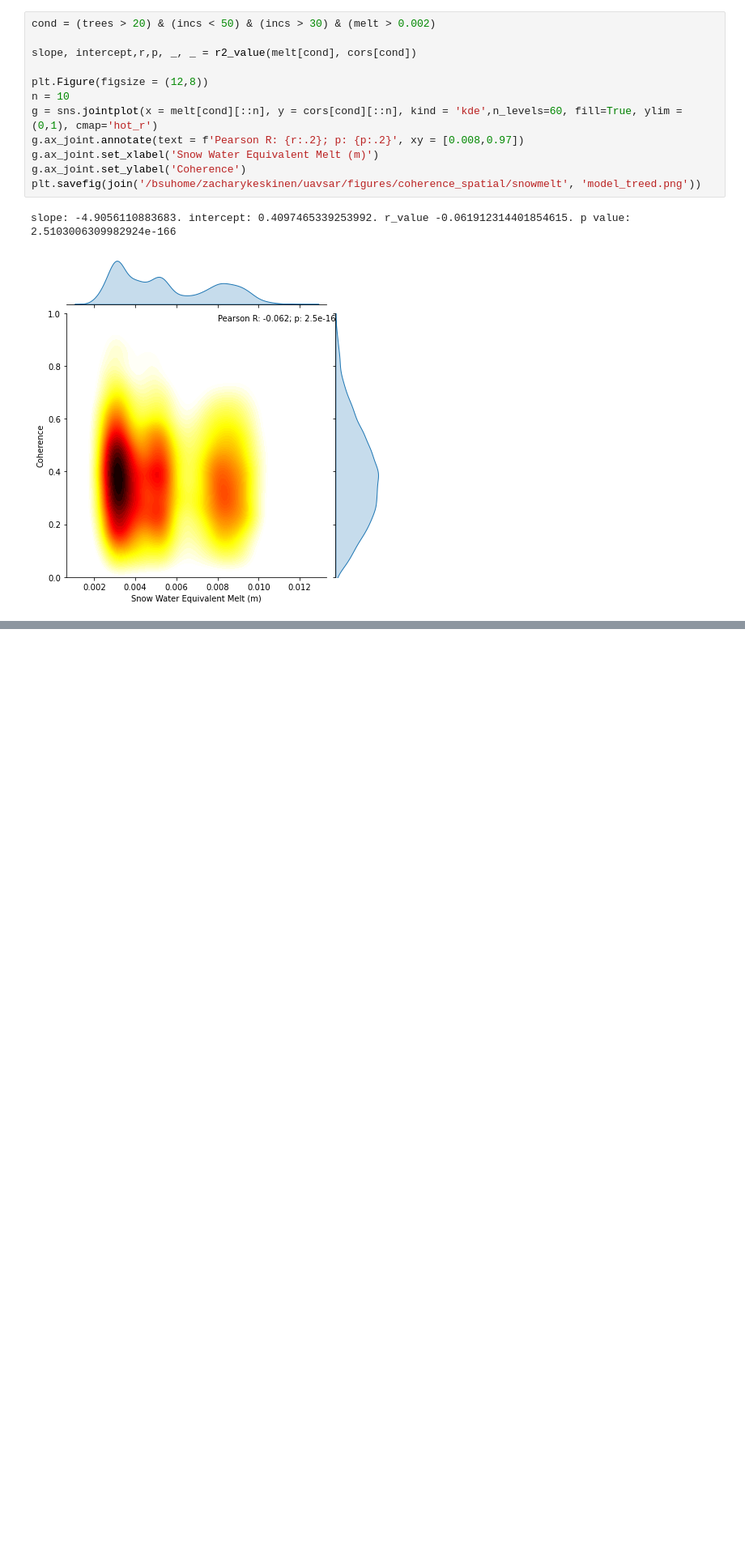
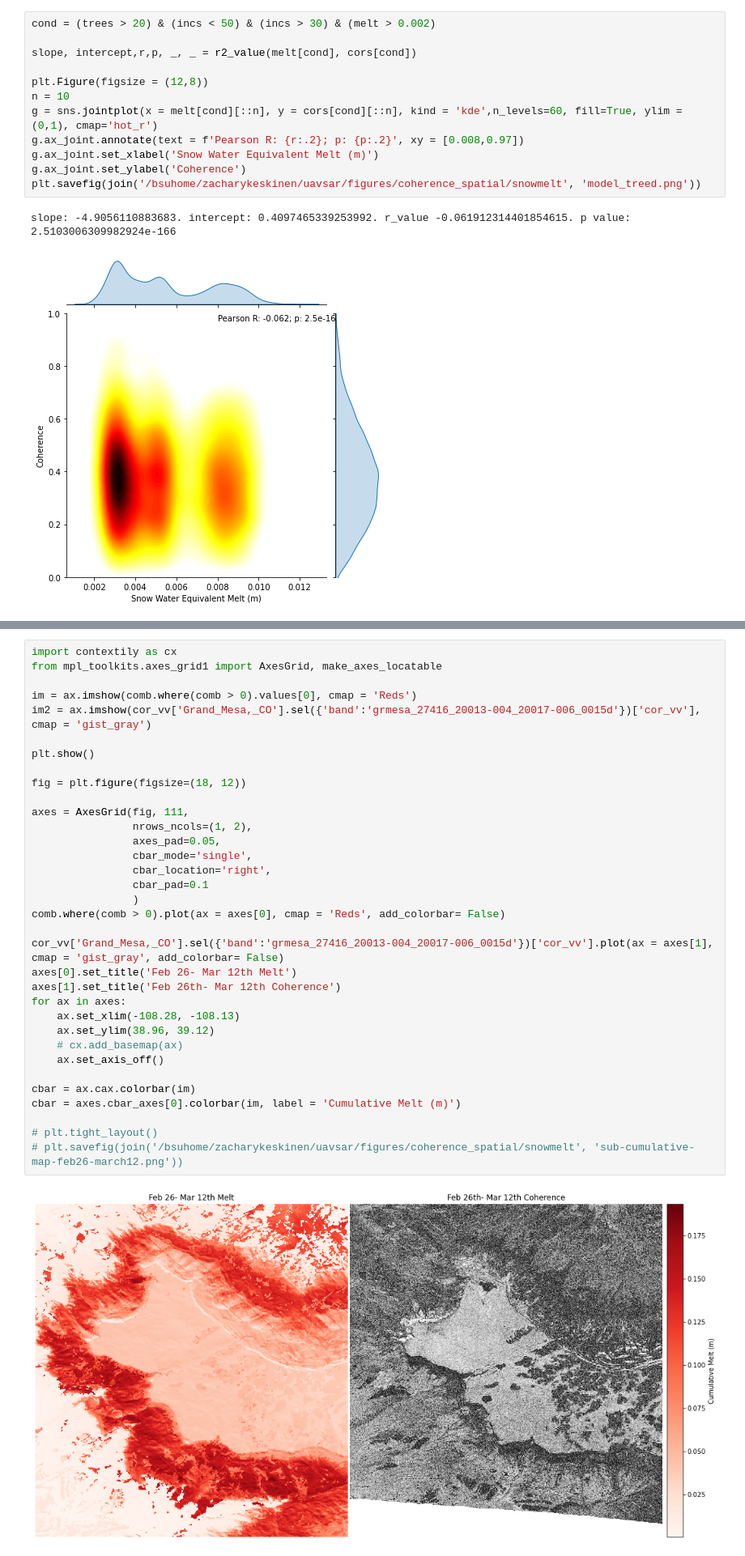
Before and after one commit to ZachHoppinen/uavsar, a Jupyter notebook: src/coherence/spatial_coherence/snow-wetness/gm-model.ipynb, the cells around one changed output, grey strips where cells are left out. Shown at 81% size. Saved outputs shown, nothing was run; the diff lists cells and outputs as text; blank space fills up the shorter version.

```diff
--- a/src/coherence/spatial_coherence/snow-wetness/gm-model.ipynb
+++ b/src/coherence/spatial_coherence/snow-wetness/gm-model.ipynb
@@ -219,0 +303,36 @@ plt.savefig(join('/bsuhome/zacharykeskinen/uavsar/figures/coherence_spatial/snow
+# %%
+import contextily as cx
+from mpl_toolkits.axes_grid1 import AxesGrid, make_axes_locatable
+
+im = ax.imshow(comb.where(comb > 0).values[0], cmap = 'Reds')
+im2 = ax.imshow(cor_vv['Grand_Mesa,_CO'].sel({'band':'grmesa_27416_20013-004_20017-006_0015d'})['cor_vv'], cmap = 'gist_gray')
+
+plt.show()
+
+fig = plt.figure(figsize=(18, 12))
+
+axes = AxesGrid(fig, 111,
+                nrows_ncols=(1, 2),
+                axes_pad=0.05,
+                cbar_mode='single',
+                cbar_location='right',
+                cbar_pad=0.1
+                )
+comb.where(comb > 0).plot(ax = axes[0], cmap = 'Reds', add_colorbar= False)
+
+cor_vv['Grand_Mesa,_CO'].sel({'band':'grmesa_27416_20013-004_20017-006_0015d'})['cor_vv'].plot(ax = axes[1], cmap = 'gist_gray', add_colorbar= False)
+axes[0].set_title('Feb 26- Mar 12th Melt')
+axes[1].set_title('Feb 26th- Mar 12th Coherence')
+for ax in axes:
+    ax.set_xlim(-108.28, -108.13)
+    ax.set_ylim(38.96, 39.12)
+    # cx.add_basemap(ax)
+    ax.set_axis_off()
+
+cbar = ax.cax.colorbar(im)
+cbar = axes.cbar_axes[0].colorbar(im, label = 'Cumulative Melt (m)')
+
+# plt.tight_layout()
+# plt.savefig(join('/bsuhome/zacharykeskinen/uavsar/figures/coherence_spatial/snowmelt', 'sub-cumulative-map-feb26-march12.png'))
+# %% [output]
+[figure, added]
```
Also changed, not shown: parts of 12 cells of this notebook, 11 other files.
